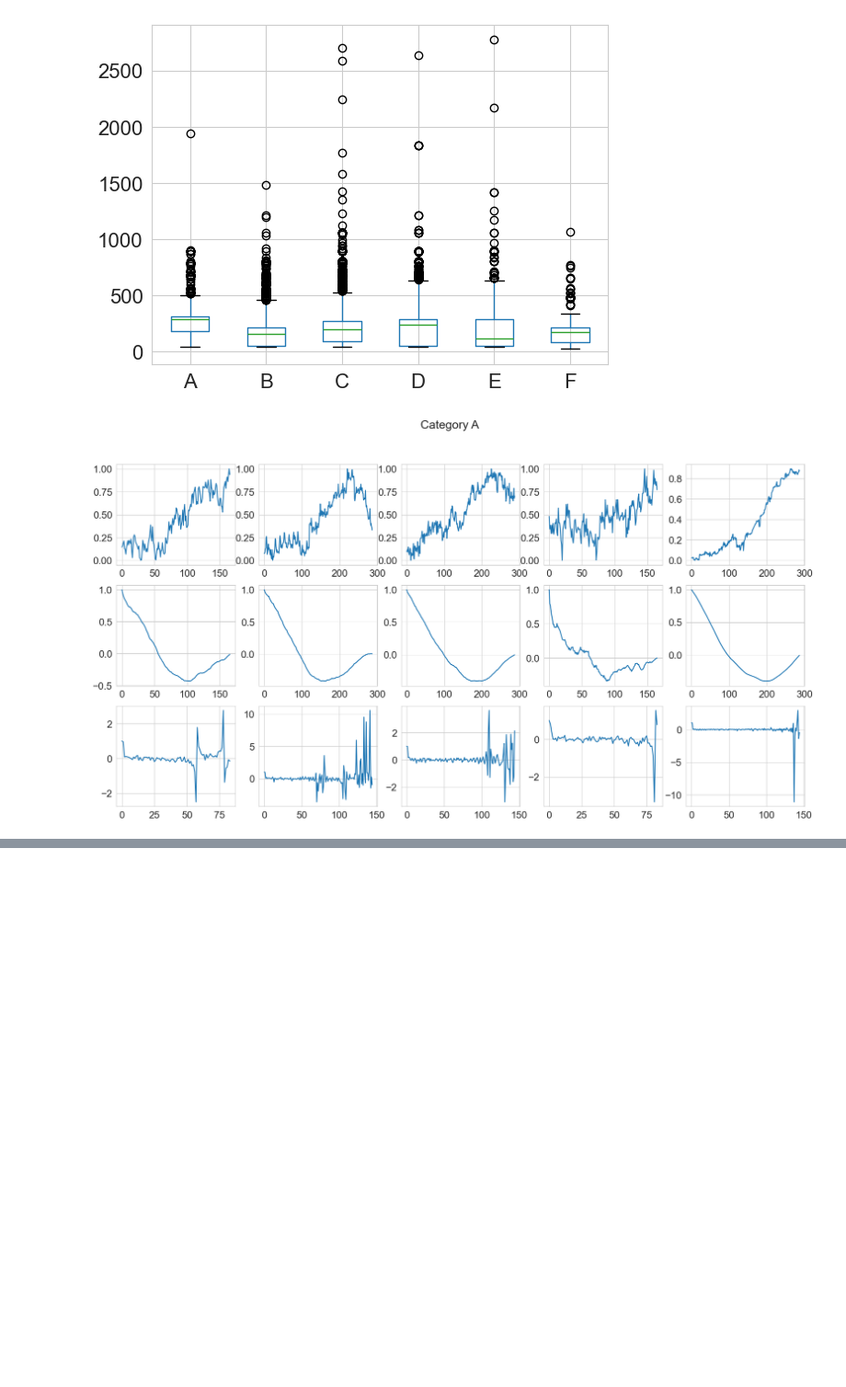
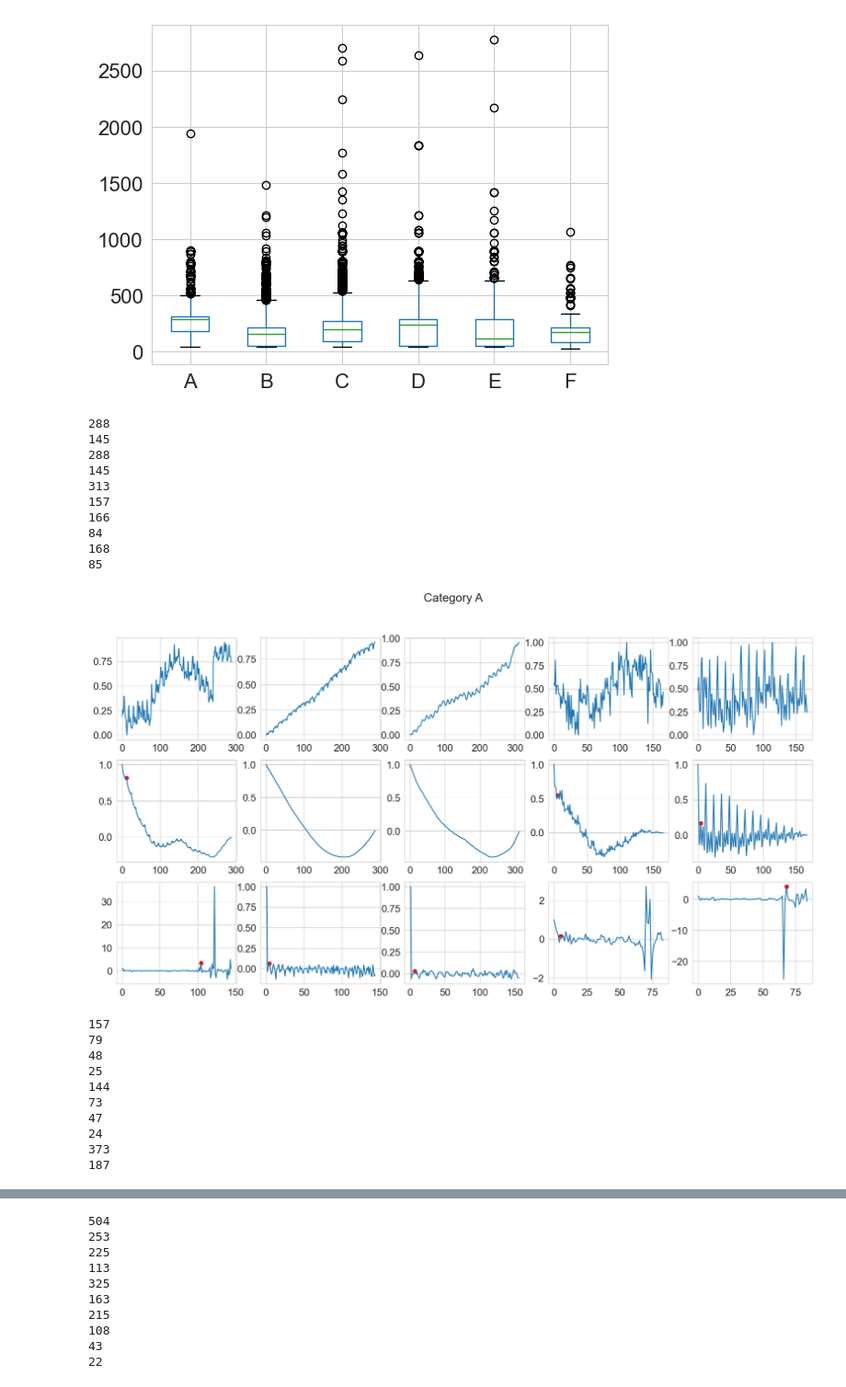
Before and after one commit to FrancescoNegri22/ANNDL-HW2, a Jupyter notebook: DatasetAnalisys.ipynb, the cells around one changed output, grey strips where cells are left out. Shown at 92% size. Saved outputs shown, nothing was run; the diff lists cells and outputs as text; code cells hidden in the pictures; blank space fills up the shorter version.

```diff
--- a/DatasetAnalisys.ipynb
+++ b/DatasetAnalisys.ipynb
@@ -115,19 +115,47 @@ def findMaxLocalMaxima(ts):
 # %%
 # Autocorrelation
 
 for c in np.unique(categories):
     n_samples = 5
     fig, axs = plt.subplots(3, n_samples, figsize=(20, 10))
     timeseries = training_data[categories==c]
     periods = valid_periods[categories==c]
     fig.suptitle("Category " + c)
     for i in range(n_samples):
         index = random.randrange(len(timeseries))
         ts = timeseries[index][periods[index, 0] : periods[index, 1]]
+        ac = acf(ts, nlags=len(ts))
+        pac = pacf(ts, nlags=len(ts)//2)
+        estimatedWindow_ac = findMaxLocalMaxima(ac)
+        estimatedWindow_pac = findMaxLocalMaxima(pac)
         axs[0, i].plot(ts)
-        axs[1, i].plot(acf(ts, nlags=len(ts)))
-        axs[2, i].plot(pacf(ts, nlags=len(ts)//2))
+        axs[1, i].plot(ac)
+        if estimatedWindow_ac is not None:
+            axs[1, i].scatter([estimatedWindow_ac], [ac[estimatedWindow_ac]], color="red")
+        axs[2, i].plot(pac)
+        if estimatedWindow_pac is not None:
+            axs[2, i].scatter([estimatedWindow_pac], [pac[estimatedWindow_pac]], color="red")
     plt.show()
     plt.close()
 # %% [output]
+288
+145
+288
+145
+313
+157
+166
+84
+168
+85
-[figure, old version]
+[figure, new version]
+157
+79
+48
+25
+144
+73
+47
+24
+373
+187
@@ -134,0 +163,10 @@ for c in np.unique(categories):
+504
+253
+225
+113
+325
+163
+215
+108
+43
+22
```
Also changed, not shown: parts of 2 cells of this notebook.
